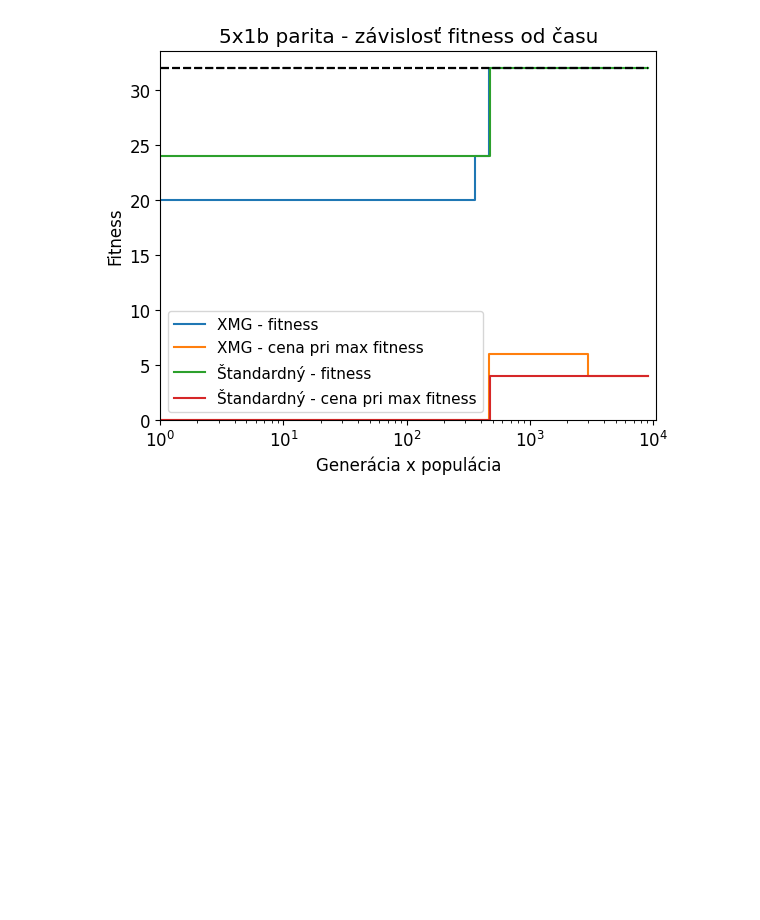
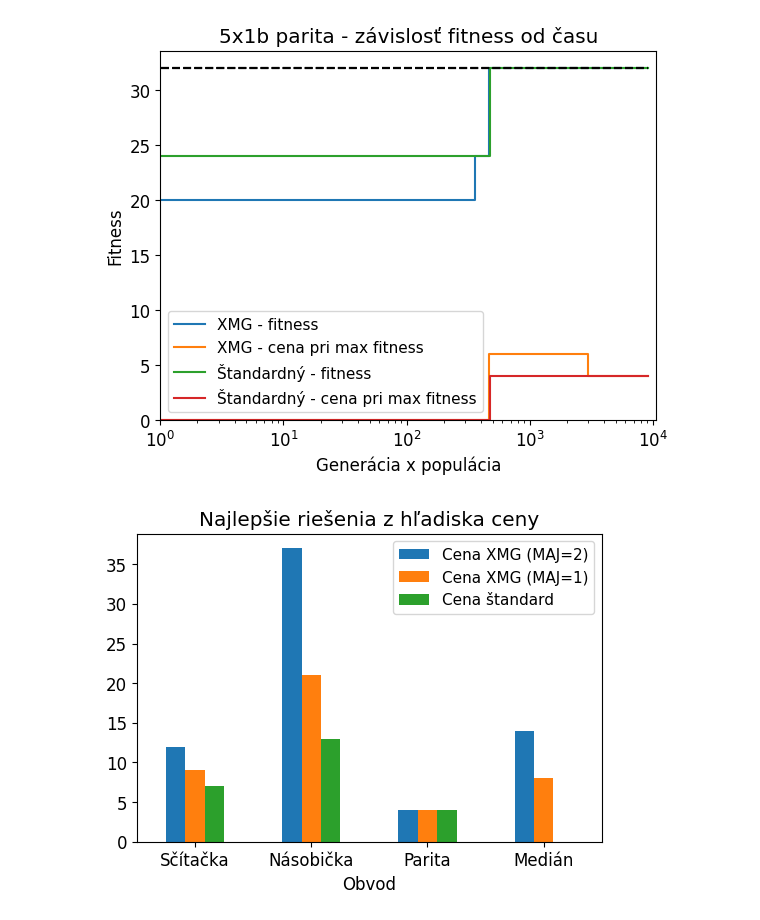
Before and after one commit to TomasKucma/BIN-proj, a Jupyter notebook: evaluate.ipynb, the cells around one changed output. Saved outputs shown, nothing was run; the diff lists cells and outputs as text; code cells hidden in the pictures; blank space fills up the shorter version.

Commit message:
Add best cost graph

```diff
--- a/evaluate.ipynb
+++ b/evaluate.ipynb
@@ -143,3 +143,13 @@ for key, circuit in zip(sorted(best_xmg), ["2b sčítačka", "7x1b medián", "2b
 [figure]
 [figure]
 [figure]
+# %%
+a= pd.DataFrame([["Sčítačka", 12, 9, 7], ["Násobička", 37, 21, 13], ["Parita", 4, 4, 4], ["Medián", 14, 8, 0]], columns=["Obvod", "Cena XMG (MAJ=2)", "Cena XMG (MAJ=1)", "Cena štandard"])
+#df.plot(x="X", y=["A", "B", "C"], kind="bar", rot=0)
+# will display value on top the bar
+fig, ax = plt.subplots()
+a.plot(x="Obvod", y=["Cena XMG (MAJ=2)", "Cena XMG (MAJ=1)", "Cena štandard"], kind="bar", rot=0, figsize=(6, 4), fontsize=12, ax=ax)
+ax.set(title = "Najlepšie riešenia z hľadiska ceny")
+fig.savefig("plot/best_cost.pdf", format="pdf", dpi=300)
+# %% [output]
+[figure, added]
```
Also changed, not shown: 1 other file.
